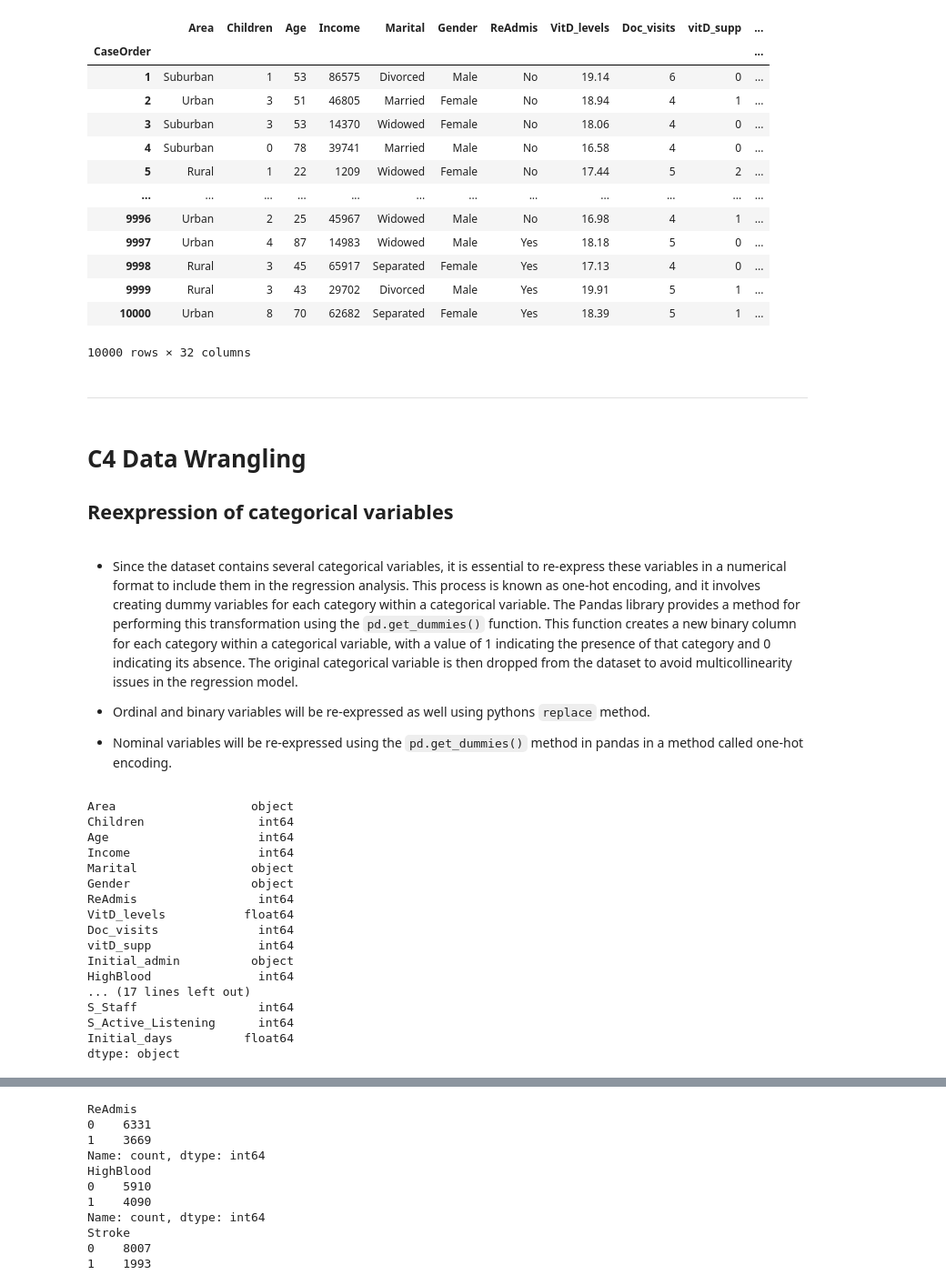
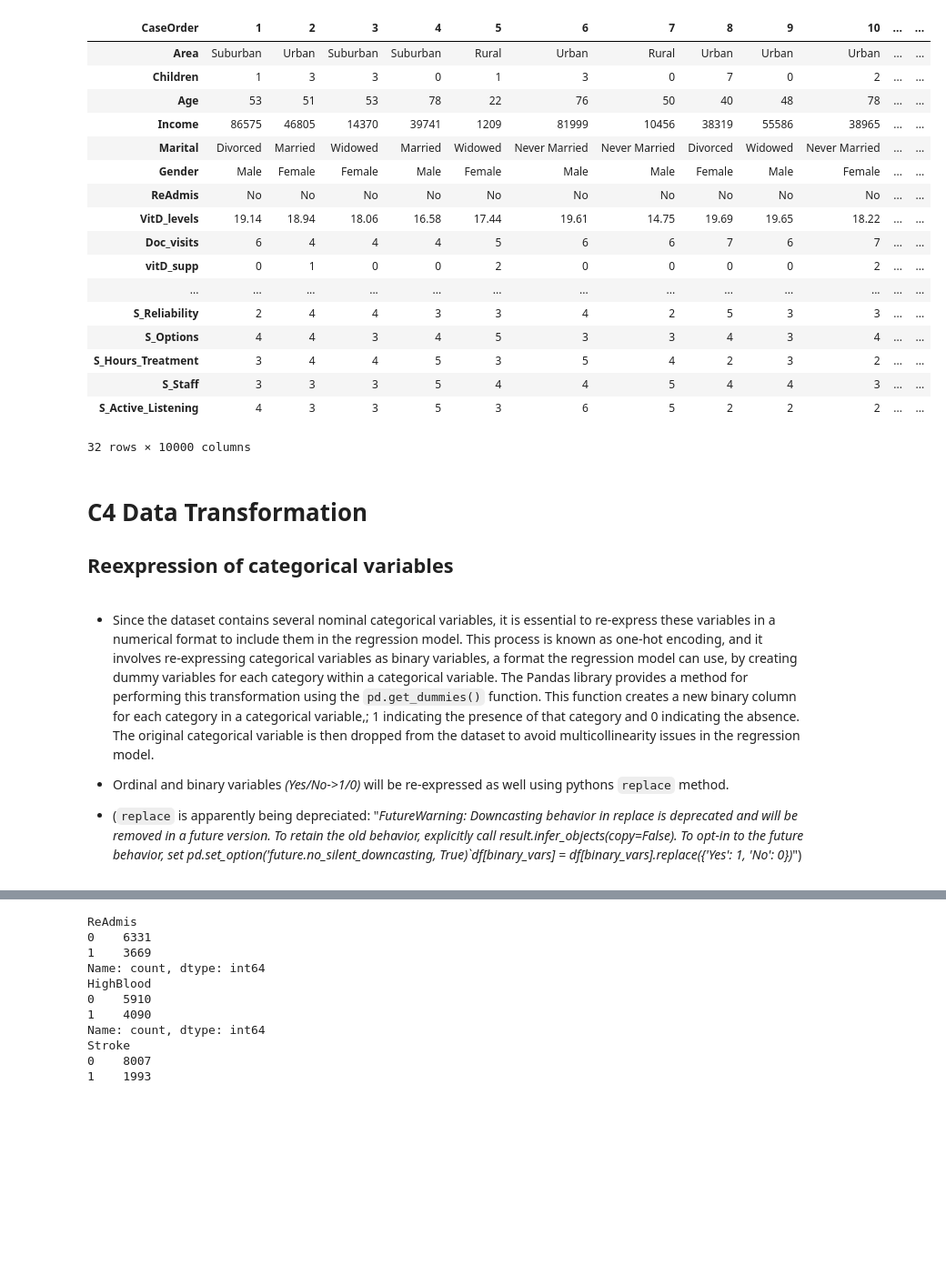
Before and after one commit to vertigoa/master, a Jupyter notebook: d208_task_1cd.ipynb, the cells around one changed output, grey strips where cells are left out. Shown at 91% size. Cells and saved outputs as stored; diff of their text form; code cells hidden in the pictures; blank space fills up the shorter version.

```diff
--- a/d208_task_1cd.ipynb
+++ b/d208_task_1cd.ipynb
@@ -26,50 +26,32 @@ Note: you may need to restart the kernel to use updated packages.
 [notice] To update, run: python.exe -m pip install --upgrade pip
 # %%
 df = pd.read_csv('df_reduced.csv', index_col=0)
-df
+df.transpose()
 # %% [output]
-|  | Area | Children | Age | Income | Marital | Gender | ReAdmis | VitD_levels | Doc_visits | vitD_supp | ... |
-| CaseOrder |  |  |  |  |  |  |  |  |  |  | ... |
-| 1 | Suburban | 1 | 53 | 86575 | Divorced | Male | No | 19.14 | 6 | 0 | ... |
-| 2 | Urban | 3 | 51 | 46805 | Married | Female | No | 18.94 | 4 | 1 | ... |
-| 3 | Suburban | 3 | 53 | 14370 | Widowed | Female | No | 18.06 | 4 | 0 | ... |
-| 4 | Suburban | 0 | 78 | 39741 | Married | Male | No | 16.58 | 4 | 0 | ... |
-| 5 | Rural | 1 | 22 | 1209 | Widowed | Female | No | 17.44 | 5 | 2 | ... |
-| ... | ... | ... | ... | ... | ... | ... | ... | ... | ... | ... | ... |
-| 9996 | Urban | 2 | 25 | 45967 | Widowed | Male | No | 16.98 | 4 | 1 | ... |
-| 9997 | Urban | 4 | 87 | 14983 | Widowed | Male | Yes | 18.18 | 5 | 0 | ... |
-| 9998 | Rural | 3 | 45 | 65917 | Separated | Female | Yes | 17.13 | 4 | 0 | ... |
-| 9999 | Rural | 3 | 43 | 29702 | Divorced | Male | Yes | 19.91 | 5 | 1 | ... |
-| 10000 | Urban | 8 | 70 | 62682 | Separated | Female | Yes | 18.39 | 5 | 1 | ... |
+| CaseOrder | 1 | 2 | 3 | 4 | 5 | 6 | 7 | 8 | 9 | 10 | ... | ... |
+| Area | Suburban | Urban | Suburban | Suburban | Rural | Urban | Rural | Urban | Urban | Urban | ... | ... |
+| Children | 1 | 3 | 3 | 0 | 1 | 3 | 0 | 7 | 0 | 2 | ... | ... |
+| Age | 53 | 51 | 53 | 78 | 22 | 76 | 50 | 40 | 48 | 78 | ... | ... |
+| Income | 86575 | 46805 | 14370 | 39741 | 1209 | 81999 | 10456 | 38319 | 55586 | 38965 | ... | ... |
+| Marital | Divorced | Married | Widowed | Married | Widowed | Never Married | Never Married | Divorced | Widowed | Never Married | ... | ... |
+| Gender | Male | Female | Female | Male | Female | Male | Male | Female | Male | Female | ... | ... |
+| ReAdmis | No | No | No | No | No | No | No | No | No | No | ... | ... |
+| VitD_levels | 19.14 | 18.94 | 18.06 | 16.58 | 17.44 | 19.61 | 14.75 | 19.69 | 19.65 | 18.22 | ... | ... |
+| Doc_visits | 6 | 4 | 4 | 4 | 5 | 6 | 6 | 7 | 6 | 7 | ... | ... |
+| vitD_supp | 0 | 1 | 0 | 0 | 2 | 0 | 0 | 0 | 0 | 2 | ... | ... |
+| ... | ... | ... | ... | ... | ... | ... | ... | ... | ... | ... | ... | ... |
+| S_Reliability | 2 | 4 | 4 | 3 | 3 | 4 | 2 | 5 | 3 | 3 | ... | ... |
+| S_Options | 4 | 4 | 3 | 4 | 5 | 3 | 3 | 4 | 3 | 4 | ... | ... |
+| S_Hours_Treatment | 3 | 4 | 4 | 5 | 3 | 5 | 4 | 2 | 3 | 2 | ... | ... |
+| S_Staff | 3 | 3 | 3 | 5 | 4 | 4 | 5 | 4 | 4 | 3 | ... | ... |
+| S_Active_Listening | 4 | 3 | 3 | 5 | 3 | 6 | 5 | 2 | 2 | 2 | ... | ... |
-10000 rows × 32 columns
+32 rows × 10000 columns
-# %% [markdown]
-----------------------------------------------------------------------
 # %% [markdown]
-# C4 Data Wrangling
+# C4 Data Transformation
 ## Reexpression of categorical variables
 # %% [markdown]
-- Since the dataset contains several categorical variables, it is essential to re-express these variables in a numerical format to include them in the regression analysis. This process is known as one-hot encoding, and it involves creating dummy variables for each category within a categorical variable. The Pandas library provides a method for performing this transformation using the `pd.get_dummies()` function. This function creates a new binary column for each category within a categorical variable, with a value of 1 indicating the presence of that category and 0 indicating its absence. The original categorical variable is then dropped from the dataset to avoid multicollinearity issues in the regression model.
+- Since the dataset contains several nominal categorical variables, it is essential to re-express these variables in a numerical format to include them in the regression model. This process is known as one-hot encoding, and it involves re-expressing categorical variables as binary variables, a format the regression model can use, by creating dummy variables for each category within a categorical variable. The Pandas library provides a method for performing this transformation using the `pd.get_dummies()` function. This function creates a new binary column for each category in a categorical variable,; 1 indicating the presence of that category and 0 indicating the absence. The original categorical variable is then dropped from the dataset to avoid multicollinearity issues in the regression model.
 
-- Ordinal and binary variables will be re-expressed as well using pythons `replace` method.
-- Nominal variables will be re-expressed using the `pd.get_dummies()` method in pandas in a method called one-hot encoding.
+- Ordinal and binary variables *(Yes/No->1/0)* will be re-expressed as well using pythons `replace` method.
+
+- (`replace` is apparently being depreciated: "*FutureWarning: Downcasting behavior in replace is deprecated and will be removed in a future version. To retain the old behavior, explicitly call result.infer_objects(copy=False). To opt-in to the future behavior, set pd.set_option('future.no_silent_downcasting, True)`df[binary_vars] = df[binary_vars].replace({'Yes': 1, 'No': 0})*")
-# %%
-df[binary_vars] = df[binary_vars].replace({'Yes': 1, 'No': 0})
-df.dtypes
-# %% [output]
-Area                   object
-Children                int64
-Age                     int64
-Income                  int64
-Marital                object
-Gender                 object
-ReAdmis                 int64
-VitD_levels           float64
-Doc_visits              int64
-vitD_supp               int64
-Initial_admin          object
-HighBlood               int64
-... (17 lines left out)
-S_Staff                 int64
-S_Active_Listening      int64
-Initial_days          float64
-dtype: object
```
Also changed, not shown: parts of 18 cells of this notebook, 3 other files.
